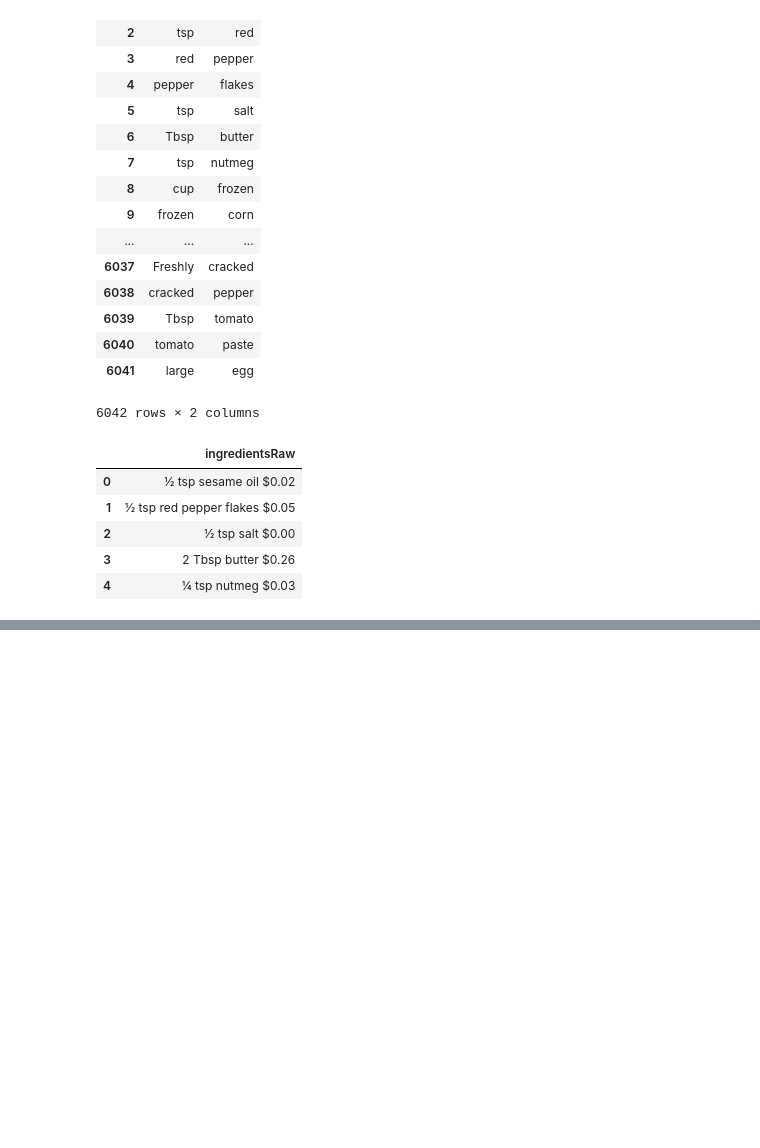
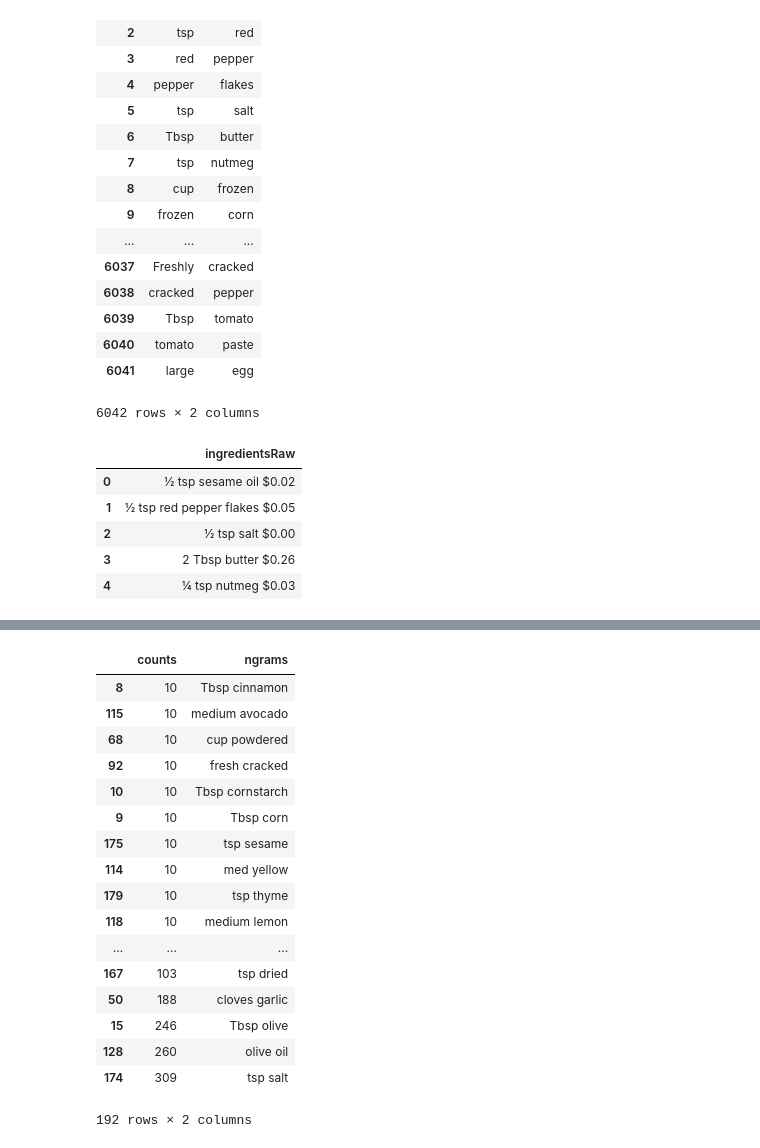
Before and after one commit to mfoos/recipeProject, a Jupyter notebook: data/Recipe_Data_pandas.ipynb, the cells around one changed output, grey strips where cells are left out. Drawn from its saved outputs; the diff is of its cells as text; code cells hidden in the pictures; blank space fills up the shorter version.

```diff
--- a/data/Recipe_Data_pandas.ipynb
+++ b/data/Recipe_Data_pandas.ipynb
@@ -78,0 +175,21 @@ data.iloc[0:5, 0:1]
+# %%
+ngrams_df.sort_values('counts')
+# %% [output]
+|  | counts | ngrams |
+| 8 | 10 | Tbsp cinnamon |
+| 115 | 10 | medium avocado |
+| 68 | 10 | cup powdered |
+| 92 | 10 | fresh cracked |
+| 10 | 10 | Tbsp cornstarch |
+| 9 | 10 | Tbsp corn |
+| 175 | 10 | tsp sesame |
+| 114 | 10 | med yellow |
+| 179 | 10 | tsp thyme |
+| 118 | 10 | medium lemon |
+| ... | ... | ... |
+| 167 | 103 | tsp dried |
+| 50 | 188 | cloves garlic |
+| 15 | 246 | Tbsp olive |
+| 128 | 260 | olive oil |
+| 174 | 309 | tsp salt |
+192 rows × 2 columns
```
Also changed, not shown: parts of 16 cells of this notebook.
